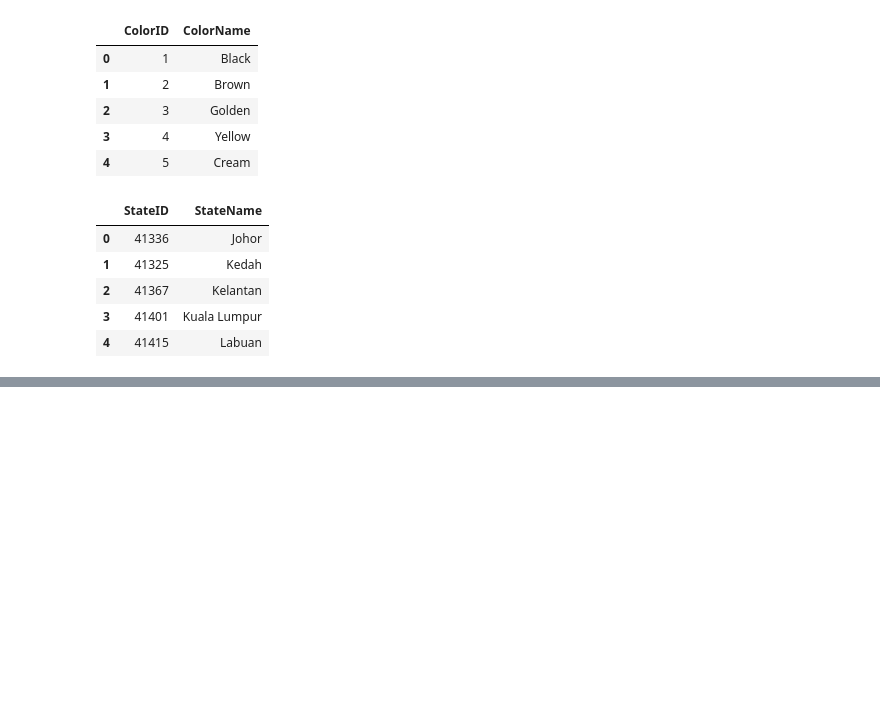
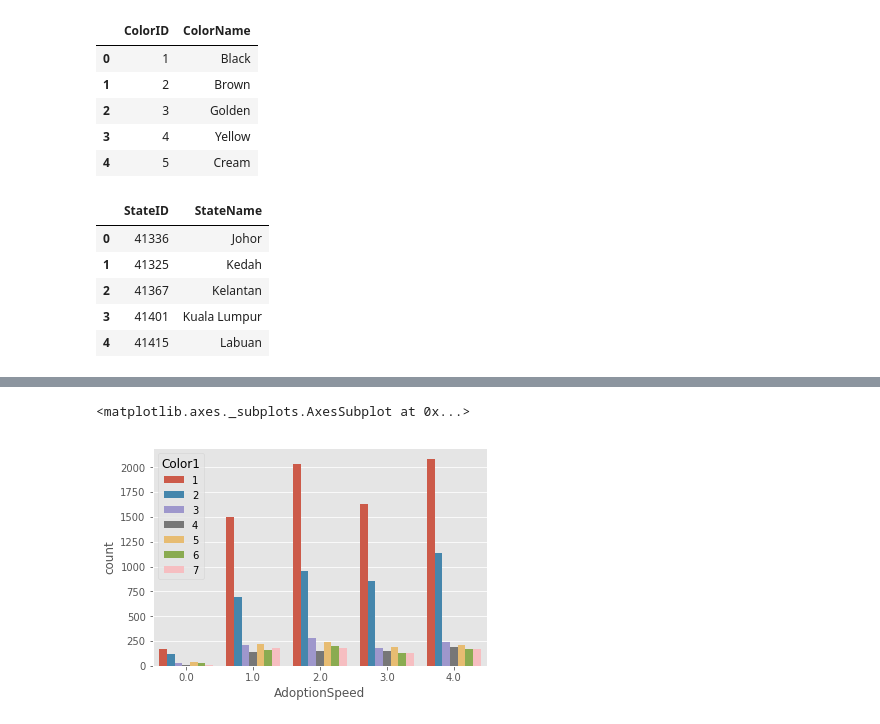
Before and after one commit to jeffrisandy/petfinder, a Jupyter notebook: my_EDA.ipynb, the cells around one changed output, grey strips where cells are left out. Cells and saved outputs as stored; diff of their text form; code cells hidden in the pictures; blank space fills up the shorter version.

```diff
--- a/my_EDA.ipynb
+++ b/my_EDA.ipynb
@@ -104,0 +181,5 @@ states.head()
+# %%
+sns.countplot('AdoptionSpeed', hue='Color1', data=all_data)
+# %% [output]
+<matplotlib.axes._subplots.AxesSubplot at 0x...>
+[figure, added]
```
Also changed, not shown: parts of 13 cells of this notebook.
